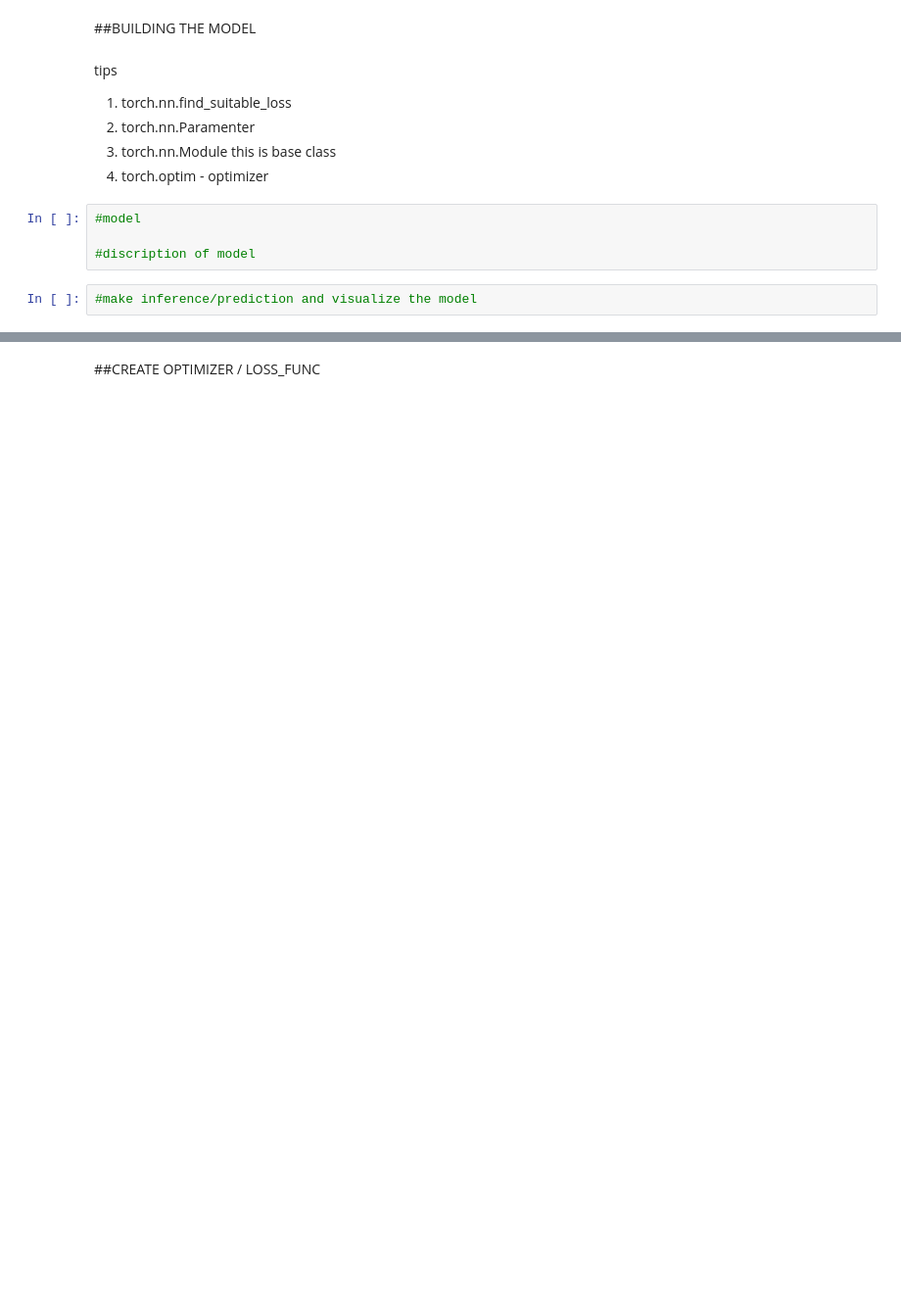
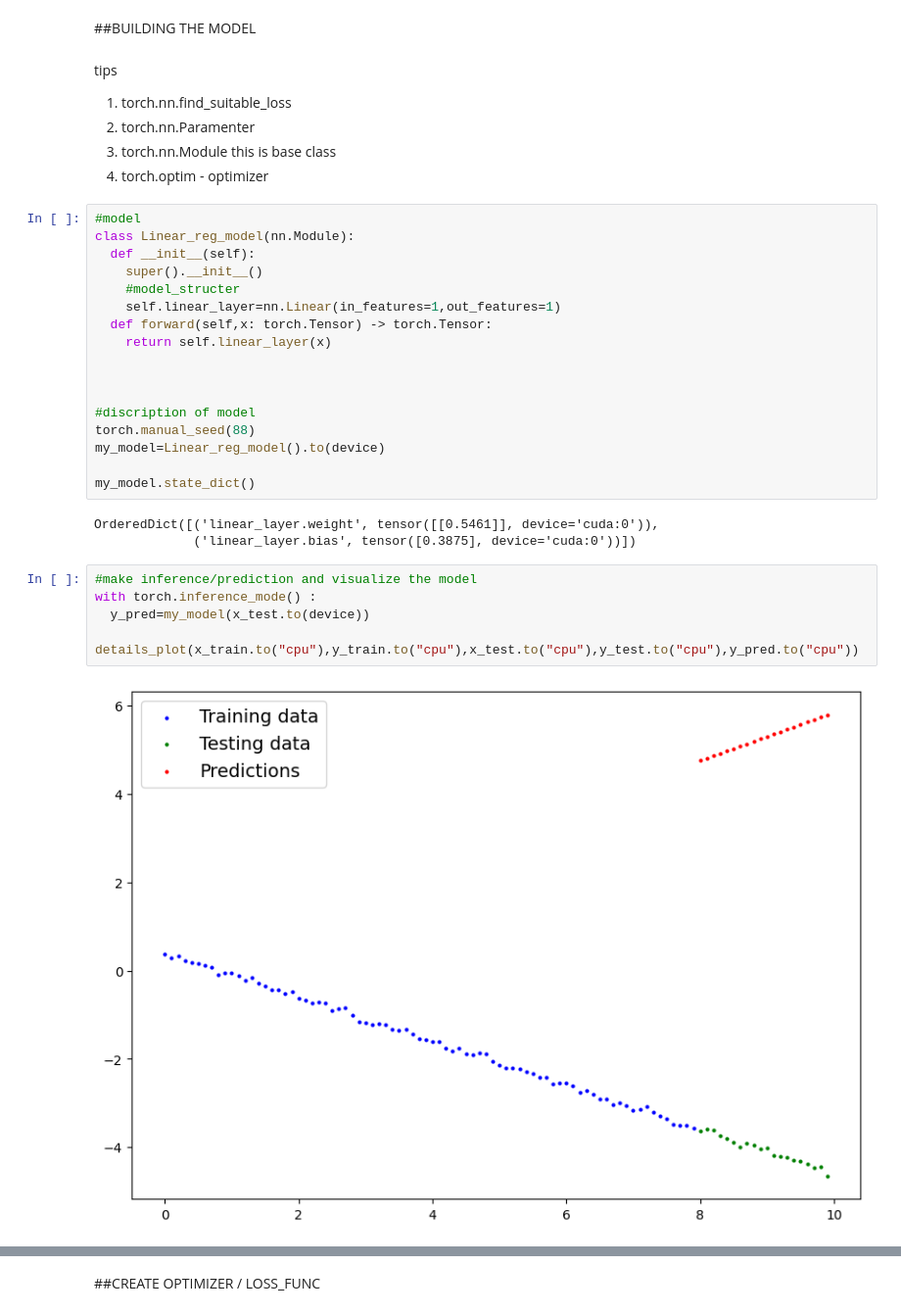
Before and after one commit to AhamedShimak/pytorch, a Jupyter notebook: Linear_regression_using_pytorch.ipynb, the cells around one changed output, grey strips where cells are left out. Shown: that part at 98% size. Drawn from its saved outputs; the diff is of its cells as text; blank space fills up the shorter version.

```diff
--- a/Linear_regression_using_pytorch.ipynb
+++ b/Linear_regression_using_pytorch.ipynb
@@ -77,9 +138,31 @@ tips
 2. torch.nn.Paramenter
 3. torch.nn.Module this is base class
 4. torch.optim - optimizer
-# %%
-#model
-
-#discription of model
-# %%
-#make inference/prediction and visualize the model
+# %%
+#model
+class Linear_reg_model(nn.Module):
+  def __init__(self):
+    super().__init__()
+    #model_structer
+    self.linear_layer=nn.Linear(in_features=1,out_features=1)
+  def forward(self,x: torch.Tensor) -> torch.Tensor:
+    return self.linear_layer(x)
+
+
+
+#discription of model
+torch.manual_seed(88)
+my_model=Linear_reg_model().to(device)
+
+my_model.state_dict()
+# %% [output]
+OrderedDict([('linear_layer.weight', tensor([[0.5461]], device='cuda:0')),
+             ('linear_layer.bias', tensor([0.3875], device='cuda:0'))])
+# %%
+#make inference/prediction and visualize the model
+with torch.inference_mode() :
+  y_pred=my_model(x_test.to(device))
+
+details_plot(x_train.to("cpu"),y_train.to("cpu"),x_test.to("cpu"),y_test.to("cpu"),y_pred.to("cpu"))
+# %% [output]
+[figure, added]
```
Also changed, not shown: parts of 15 cells of this notebook.
